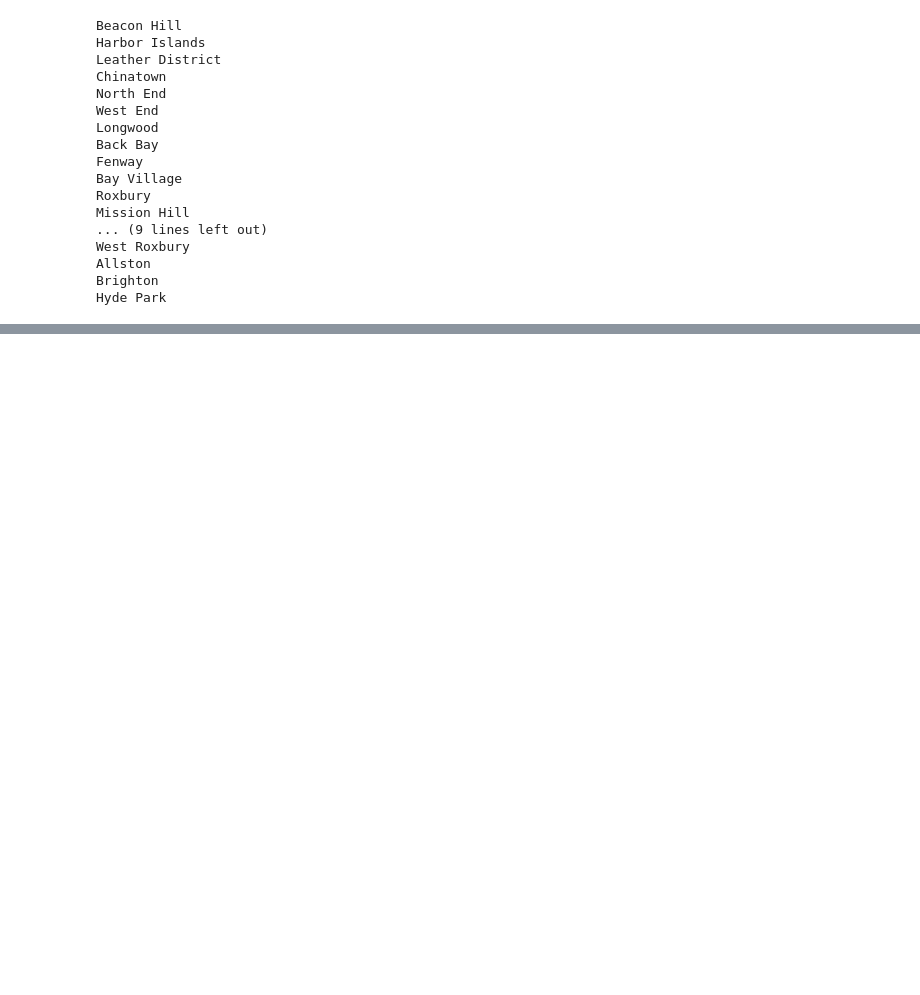
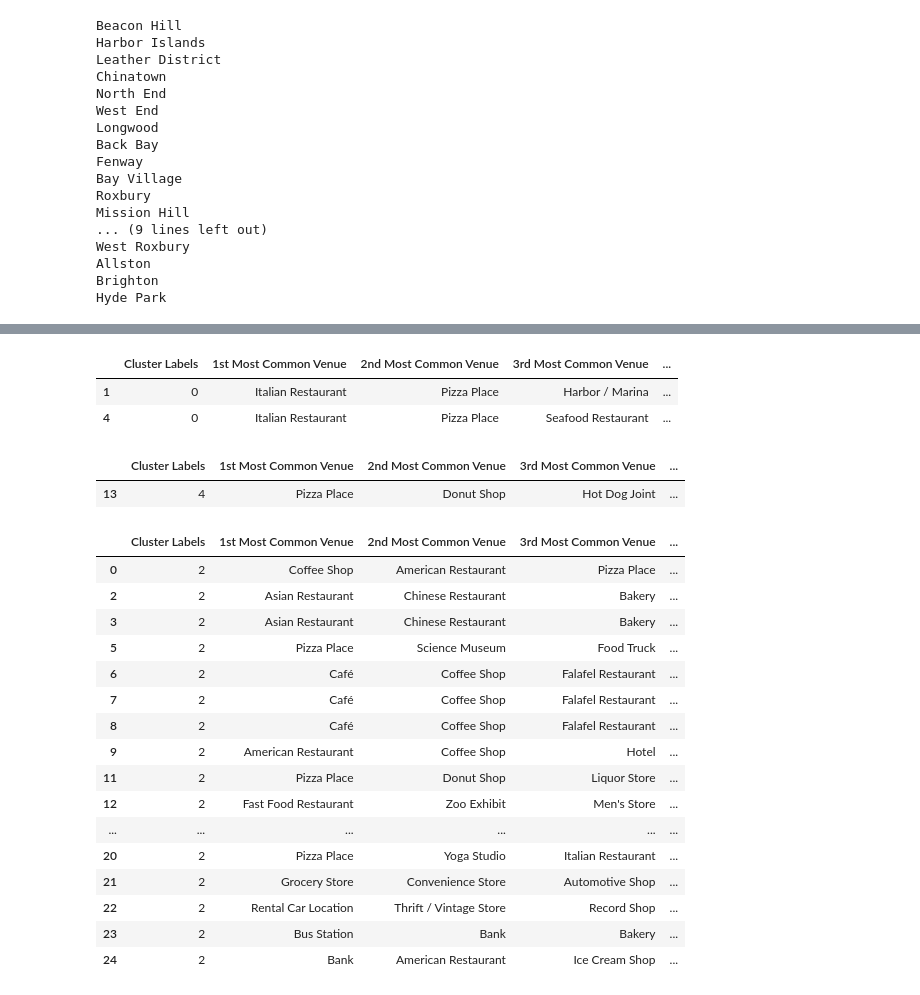
Before and after one commit to RamB99/High-Risk-Boston-Neighborhoods, a Jupyter notebook: Identifying COVID-19 risk in Boston neighborhoods.ipynb, the cells around one changed output, grey strips where cells are left out. Cells and saved outputs as stored; diff of their text form; code cells hidden in the pictures; blank space fills up the shorter version.

```diff
--- a/Identifying COVID-19 risk in Boston neighborhoods.ipynb
+++ b/Identifying COVID-19 risk in Boston neighborhoods.ipynb
@@ -406,0 +480,4 @@ neighborhoods_venues_sorted.head(19)
+# %%
+Boston_merged = finalDF
+Boston_merged = Boston_merged.join(neighborhoods_venues_sorted.set_index('Neighborhood'), on='Name')
+#Boston_merged # check the last columns!
@@ -406,0 +494,5 @@ neighborhoods_venues_sorted.head(19)
+# %%
+Boston_merged = Boston_merged.dropna()
+# %%
+Boston_merged = Boston_merged.astype({'Cluster Labels': 'Int64'})
+#Boston_merged.head(25)
@@ -406,0 +531,31 @@ neighborhoods_venues_sorted.head(19)
+# %%
+FDF.loc[FDF['Cluster Labels'] == 0, FDF.columns[[1] + list(range(2, FDF.shape[1]))]]
+# %% [output]
+|  | Cluster Labels | 1st Most Common Venue | 2nd Most Common Venue | 3rd Most Common Venue | ... |
+| 1 | 0 | Italian Restaurant | Pizza Place | Harbor / Marina | ... |
+| 4 | 0 | Italian Restaurant | Pizza Place | Seafood Restaurant | ... |
+# %%
+FDF.loc[FDF['Cluster Labels'] == 4, FDF.columns[[1] + list(range(2, FDF.shape[1]))]]
+# %% [output]
+|  | Cluster Labels | 1st Most Common Venue | 2nd Most Common Venue | 3rd Most Common Venue | ... |
+| 13 | 4 | Pizza Place | Donut Shop | Hot Dog Joint | ... |
+# %%
+FDF.loc[FDF['Cluster Labels'] == 2, FDF.columns[[1] + list(range(2, FDF.shape[1]))]]
+# %% [output]
+|  | Cluster Labels | 1st Most Common Venue | 2nd Most Common Venue | 3rd Most Common Venue | ... |
+| 0 | 2 | Coffee Shop | American Restaurant | Pizza Place | ... |
+| 2 | 2 | Asian Restaurant | Chinese Restaurant | Bakery | ... |
+| 3 | 2 | Asian Restaurant | Chinese Restaurant | Bakery | ... |
+| 5 | 2 | Pizza Place | Science Museum | Food Truck | ... |
+| 6 | 2 | Café | Coffee Shop | Falafel Restaurant | ... |
+| 7 | 2 | Café | Coffee Shop | Falafel Restaurant | ... |
+| 8 | 2 | Café | Coffee Shop | Falafel Restaurant | ... |
+| 9 | 2 | American Restaurant | Coffee Shop | Hotel | ... |
+| 11 | 2 | Pizza Place | Donut Shop | Liquor Store | ... |
+| 12 | 2 | Fast Food Restaurant | Zoo Exhibit | Men's Store | ... |
+| ... | ... | ... | ... | ... | ... |
+| 20 | 2 | Pizza Place | Yoga Studio | Italian Restaurant | ... |
+| 21 | 2 | Grocery Store | Convenience Store | Automotive Shop | ... |
+| 22 | 2 | Rental Car Location | Thrift / Vintage Store | Record Shop | ... |
+| 23 | 2 | Bus Station | Bank | Bakery | ... |
+| 24 | 2 | Bank | American Restaurant | Ice Cream Shop | ... |
```
Also changed, not shown: parts of 48 cells of this notebook.
